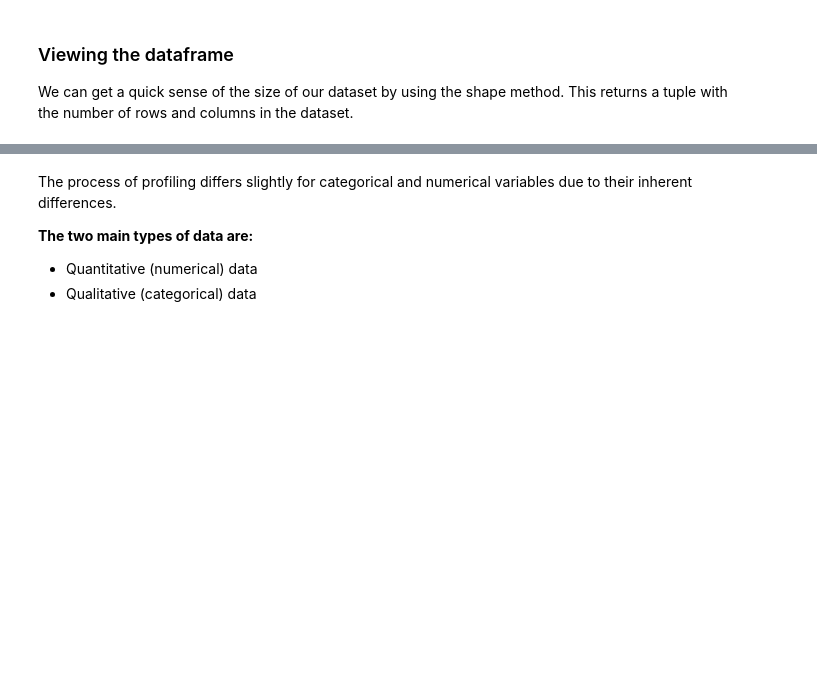
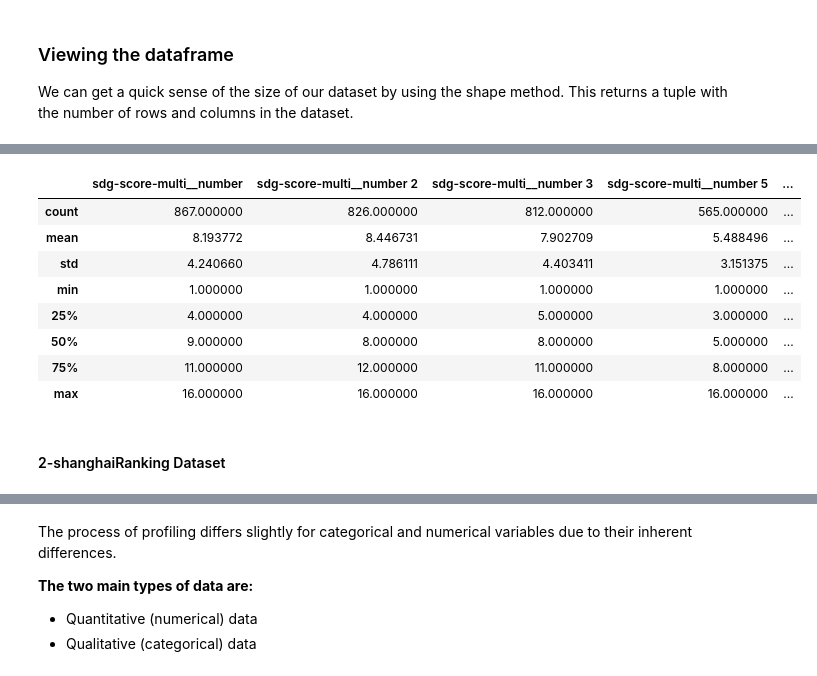
Before and after one commit to ahmadalharbi21/World-University-Ranks, a Jupyter notebook: EDA explain template.ipynb, the cells around one changed output, grey strips where cells are left out. Cells and saved outputs as stored; diff of their text form; code cells hidden in the pictures; blank space fills up the shorter version.

```diff
--- a/EDA explain template.ipynb
+++ b/EDA explain template.ipynb
@@ -114,0 +136,14 @@ Data profiling is a comprehensive process of examining the data available in an
+# %%
+TimesHigher.describe(include='number')
+# %% [output]
+|  | sdg-score-multi__number | sdg-score-multi__number 2 | sdg-score-multi__number 3 | sdg-score-multi__number 5 | ... |
+| count | 867.000000 | 826.000000 | 812.000000 | 565.000000 | ... |
+| mean | 8.193772 | 8.446731 | 7.902709 | 5.488496 | ... |
+| std | 4.240660 | 4.786111 | 4.403411 | 3.151375 | ... |
+| min | 1.000000 | 1.000000 | 1.000000 | 1.000000 | ... |
+| 25% | 4.000000 | 4.000000 | 5.000000 | 3.000000 | ... |
+| 50% | 9.000000 | 8.000000 | 8.000000 | 5.000000 | ... |
+| 75% | 11.000000 | 12.000000 | 11.000000 | 8.000000 | ... |
+| max | 16.000000 | 16.000000 | 16.000000 | 16.000000 | ... |
+# %% [markdown]
+#### 2-shanghaiRanking Dataset
```
Also changed, not shown: parts of 52 cells of this notebook.
